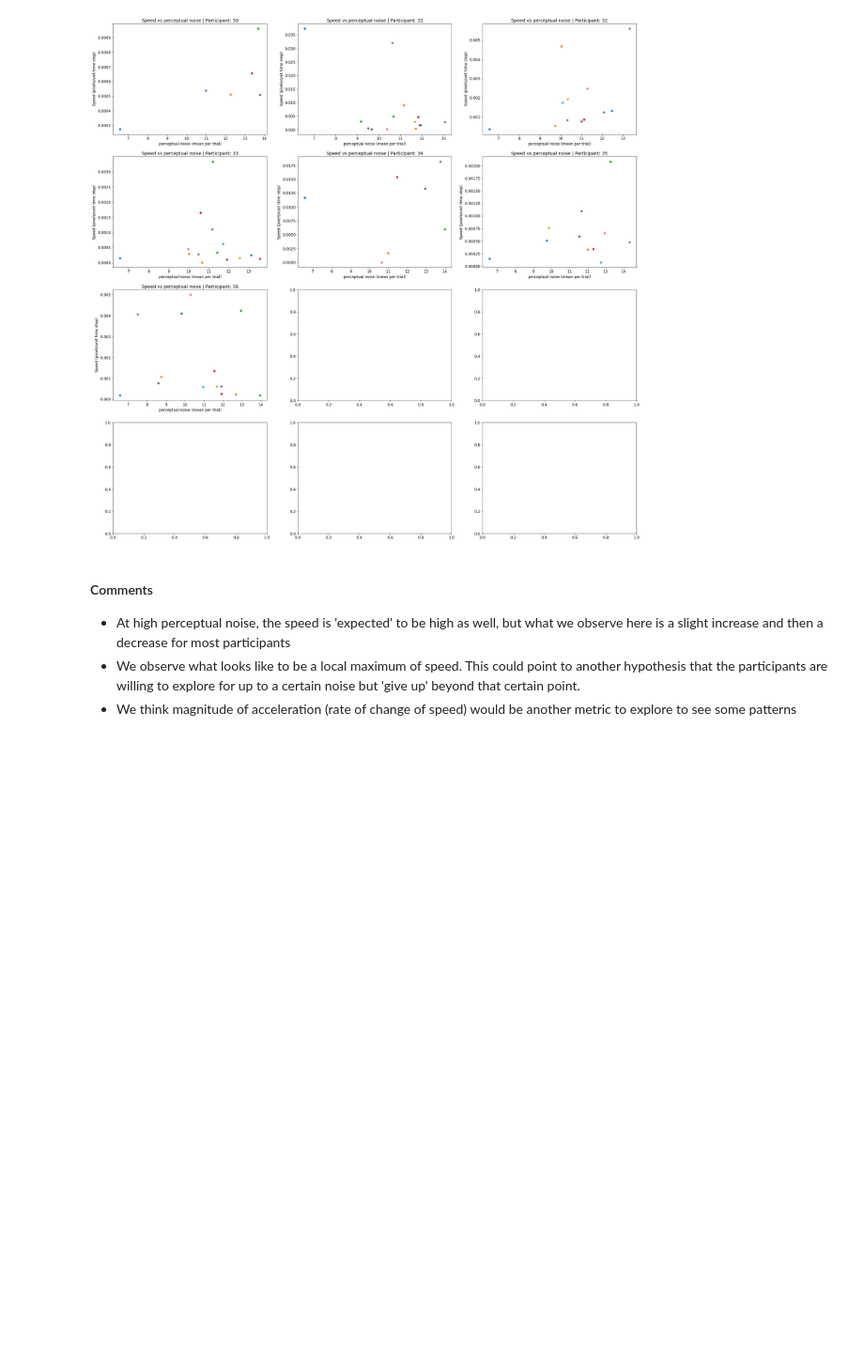
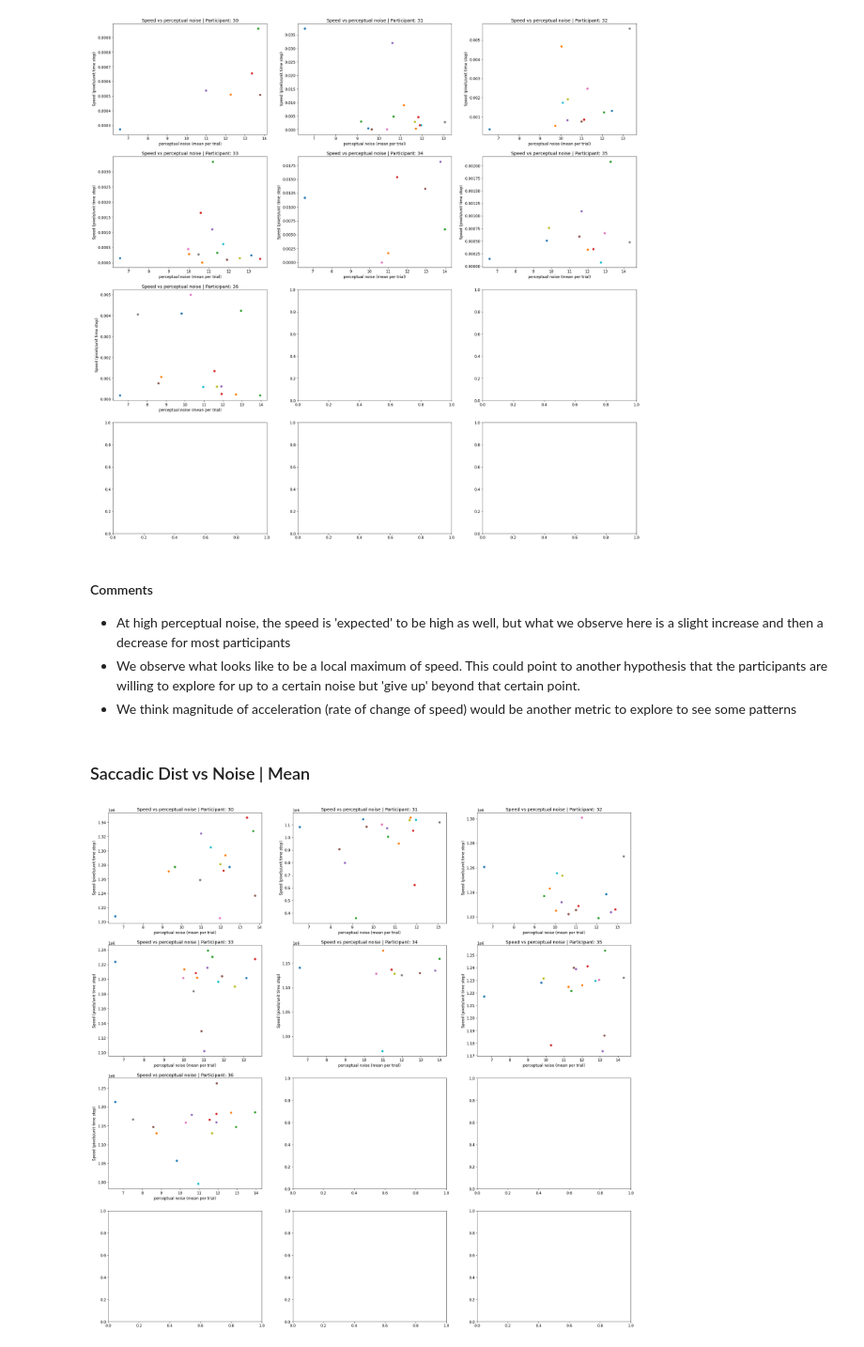
Before and after one commit to adithr/Eye-Tracking-Neural-Sys, a Jupyter notebook: Results.ipynb, the cells around one changed output. Shown at 94% size. Saved outputs shown, nothing was run; the diff lists cells and outputs as text; code cells hidden in the pictures; blank space fills up the shorter version.

Commit message:
Added saccadic dist vs noise to results

```diff
--- a/Results.ipynb
+++ b/Results.ipynb
@@ -52,3 +52,31 @@ for i, partic_id in enumerate(partic_ids):
 - At high perceptual noise, the speed is 'expected' to be high as well, but what we observe here is a slight increase and then a decrease for most participants
 - We observe what looks like to be a local maximum of speed. This could point to another hypothesis that the participants are willing to explore for up to a certain noise but 'give up' beyond that certain point.
 - We think magnitude of acceleration (rate of change of speed) would be another metric to explore to see some patterns
+# %% [markdown]
+### Saccadic Dist vs Noise | Mean
+# %%
+# list participant ids
+subject_ids = np.arange(30,37,1)
+partic_ids = np.array(['G0'+str(id) for id in subject_ids]) #for filename
+
+
+dataset_fname = 'dataset_0423.csv' #for perceptual noise
+
+
+#define figures for plotting
+row_plot = int(np.ceil(subject_ids.size/2))
+col_plot = subject_ids.size - row_plot
+fig,axes = plt.subplots(row_plot,col_plot,figsize = (30,30))
+
+
+
+for i, partic_id in enumerate(partic_ids):
+    try:
+        ax = axes.flatten()[i] #flatten axes and return
+        plot_dist_noise(partic_id, dataset_fname = 'dataset_0423.csv',mode='mean',fig=fig,
+                                  ax = ax)
+    except TypeError as e:
+        print(e, 'participant: ',partic_id)
+        continue
+# %% [output]
+[figure, added]
```
Also changed, not shown: parts of 1 cell of this notebook, 3 other files.
